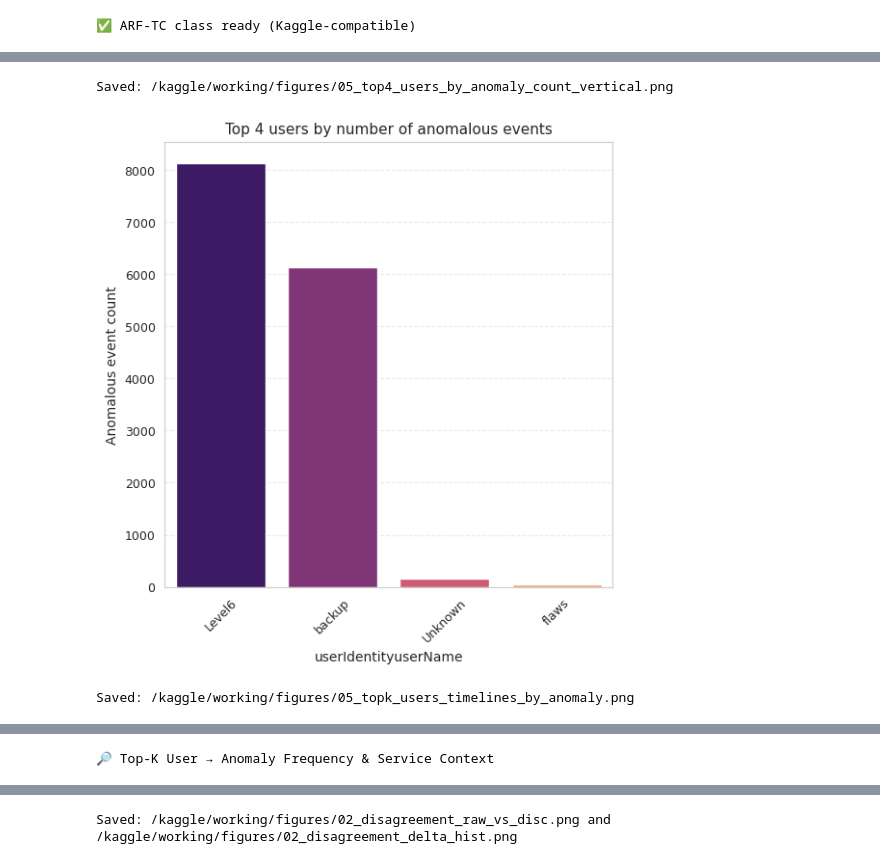
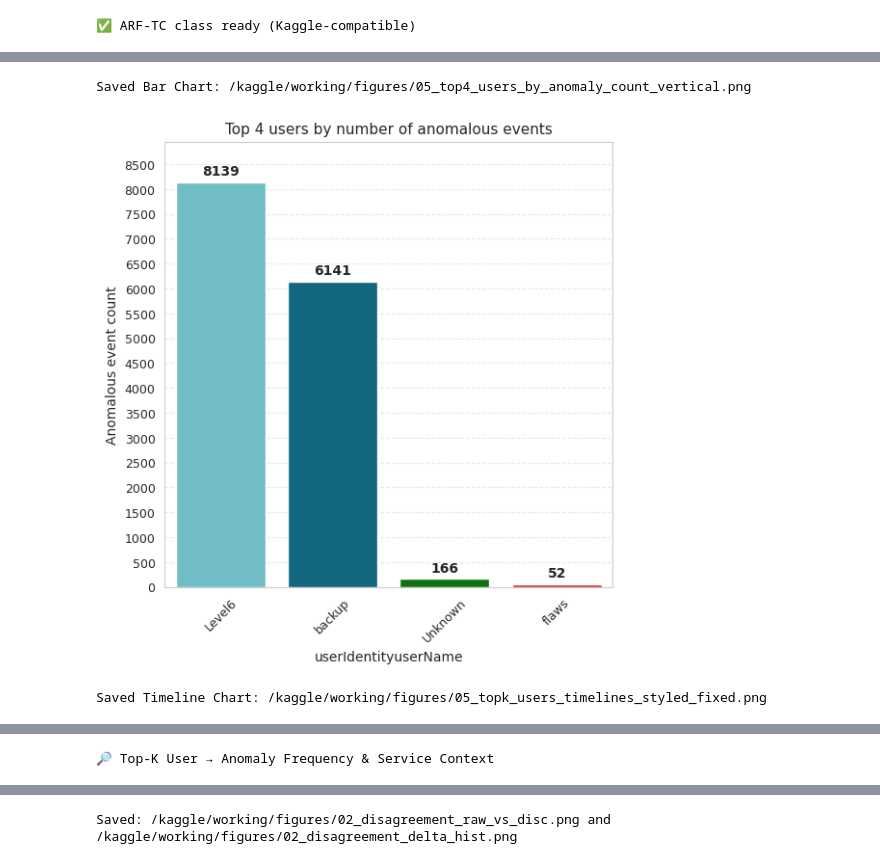
Before and after one commit to reetikesh17/Cloud_AWS_Anomaly_Detectionmodel, a Jupyter notebook: cloudawstrail.ipynb, the cells around one changed output, grey strips where cells are left out. Drawn from its saved outputs; the diff is of its cells as text; code cells hidden in the pictures.

Commit message:
Kaggle Notebook | CloudAwstrail | Version 3

```diff
--- a/cloudawstrail.ipynb
+++ b/cloudawstrail.ipynb
@@ -667,8 +667,10 @@ Figure dir: /kaggle/working/figures
 # %%
 import matplotlib.pyplot as plt
 import seaborn as sns
+from matplotlib.ticker import MultipleLocator
+import matplotlib.dates as mdates
 
-
+# --- 1. Identify User and Event Columns ---
 user_col = None
 for cand in ['userIdentityuserName', 'userName', 'sourceIPAddress']:
     if cand in df.columns:
@@ -685,7 +687,7 @@ if user_col is None:
     print("No user-like column found; skipping Top-K user drilldown.")
 
 else:
-
+    # --- 2. Data Aggregation ---
     agg = (
         df.groupby(user_col)
           .agg(
@@ -696,14 +698,13 @@ else:
           .reset_index()
     )
 
-
     agg = agg[agg['anomaly_count'] > 0]
     agg = agg.sort_values('anomaly_count', ascending=False)
 
     TOPK = min(20, len(agg))
     topk = agg.head(TOPK)
 
-
+    # --- 3. Identify Dominant Event per User ---
     if event_col is not None:
         top_event = (
             df[df['final_label'] == 1]
@@ -726,76 +727,109 @@ else:
         topk['top_event'] = 'N/A'
         topk['top_event_count'] = 0
 
+    # --- 4. Plotting the Bar Chart ---
+    fig, ax = plt.subplots(figsize=(max(6, 0.45 * TOPK), 6))
 
-    fig, ax = plt.subplots(figsize=(max(6, 0.45 * TOPK), 6))
+    # Custom colors
+    custom_colors = ['#62c8d3', '#007191', 'green', 'red' ]
 
     sns.barplot(
         data=topk,
         x=user_col,
         y='anomaly_count',
-        palette='magma',
+        palette=custom_colors,
         ax=ax
     )
+
+    # Add count labels on top of bars
+    for container in ax.containers:
+        ax.bar_label(container, padding=3, fmt='%d', fontsize=10, fontweight='bold')
 
     ax.set_title(f"Top {TOPK} users by number of anomalous events")
     ax.set_xlabel(user_col)
     ax.set_ylabel("Anomalous event count")
+    ax.yaxis.set_major_locator(MultipleLocator(500))
+
+    # Dynamic Y-limit to fit labels
+    max_val = topk['anomaly_count'].max()
+    ax.set_ylim(0, max_val * 1.1)
+
     ax.tick_params(axis='x', rotation=45)
     ax.grid(axis='y', linestyle='--', alpha=0.4)
 
     out_bar = FIG_DIR / f"05_top{TOPK}_users_by_anomaly_count_vertical.png"
     fig.savefig(out_bar, bbox_inches='tight', dpi=300)
-    print("Saved:", out_bar)
+    print("Saved Bar Chart:", out_bar)
     plt.show()
 
-
+    # --- 5. Plotting User Timelines (FIXED) ---
     if 'eventTime' in df.columns:
         top_users = topk[user_col].tolist()[:6]
 
         fig, axes = plt.subplots(
-            3, 2, figsize=(11, 8),
+            3, 2, figsize=(14, 10),
             sharey=True,
             constrained_layout=True
         )
         axes = axes.flatten()
 
-        for ax, u in zip(axes, top_users):
+        for i, (ax, u) in enumerate(zip(axes, top_users)):
+            # Filter data for this user
             sub = (
                 df[(df[user_col] == u) & (df['final_label'] == 1)]
                   .set_index('eventTime')
-                  .resample('6H')
-                  .agg({'conf_score': 'mean'})
-                  .fillna(0)
+                  .sort_index()
             )
 
-            sub['conf_score'].plot(ax=ax, legend=False)
+            # --- FIX IS HERE ---
+            # We explicitly select ONLY ['conf_score'] before resampling.
+            # This prevents pandas from trying to average text columns.
+            sub = sub['conf_score'].resample('6H').mean().dropna()
+
+            # Match color to the bar chart
+            line_color = custom_colors[i % len(custom_colors)]
+
+            ax.plot(
+                sub.index,
+                sub.values,  # Plot the values directly
+                marker='o',
+                linestyle='-',
+                linewidth=2,
+                markersize=6,
+                color=line_color,
+                label='Anomaly Score'
+            )
+
             svc = topk.loc[topk[user_col] == u, 'top_event'].values[0]
 
-            ax.set_title(f"{u}\nDominant service: {svc}")
-            ax.set_ylim(0, 1)
-            ax.set_xlabel('')
+            ax.set_title(f"{u} Activity\n(Dominant: {svc})", fontsize=11)
+            ax.set_ylim(0, 1.1)
+            ax.set_ylabel("Value" if i % 2 == 0 else "")
+
+            ax.grid(True, which='major', linestyle='--', alpha=0.6)
+            ax.xaxis.set_major_formatter(mdates.DateFormatter('%b\n%Y'))
 
         for ax in axes[len(top_users):]:
             ax.set_visible(False)
 
-        out_small = FIG_DIR / "05_topk_users_timelines_by_anomaly.png"
+        out_small = FIG_DIR / "05_topk_users_timelines_styled_fixed.png"
         fig.savefig(out_small, bbox_inches='tight', dpi=300)
-        print("Saved:", out_small)
+        print("Saved Timeline Chart:", out_small)
         plt.show()
 
-
+    # --- 6. Final Data Display ---
     print("\n🔎 Top-K User → Anomaly Frequency & Service Context")
     display(
         topk[[
             user_col,
             'anomaly_count',
             'event_count',
             'sum_conf',
             'top_event',
             'top_event_count'
         ]]
     )
 # %% [output]
-Saved: /kaggle/working/figures/05_top4_users_by_anomaly_count_vertical.png
+Saved Bar Chart: /kaggle/working/figures/05_top4_users_by_anomaly_count_vertical.png
-[figure, old version]
+[figure, new version]
-Saved: /kaggle/working/figures/05_topk_users_timelines_by_anomaly.png
+Saved Timeline Chart: /kaggle/working/figures/05_topk_users_timelines_styled_fixed.png
```
Also changed, not shown: parts of 7 cells of this notebook.
